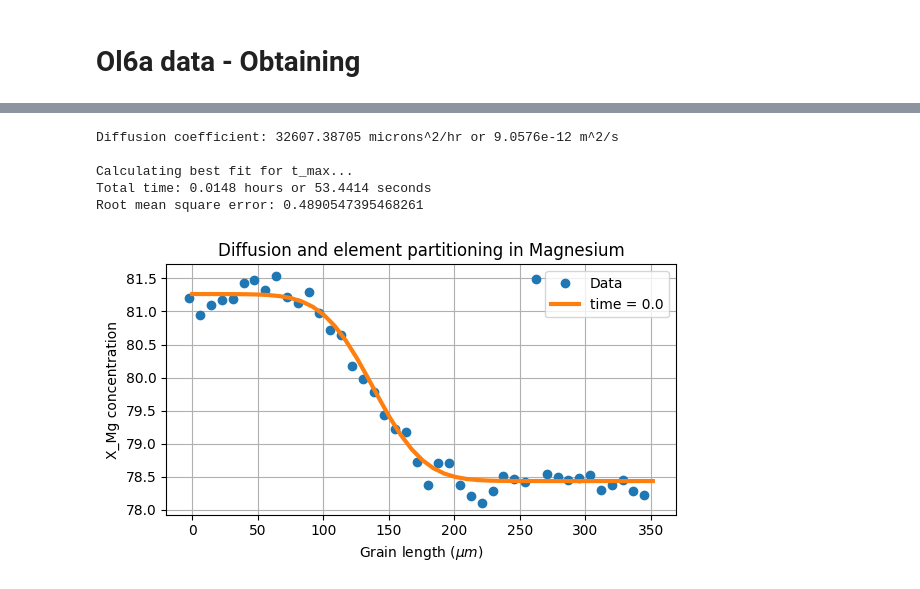
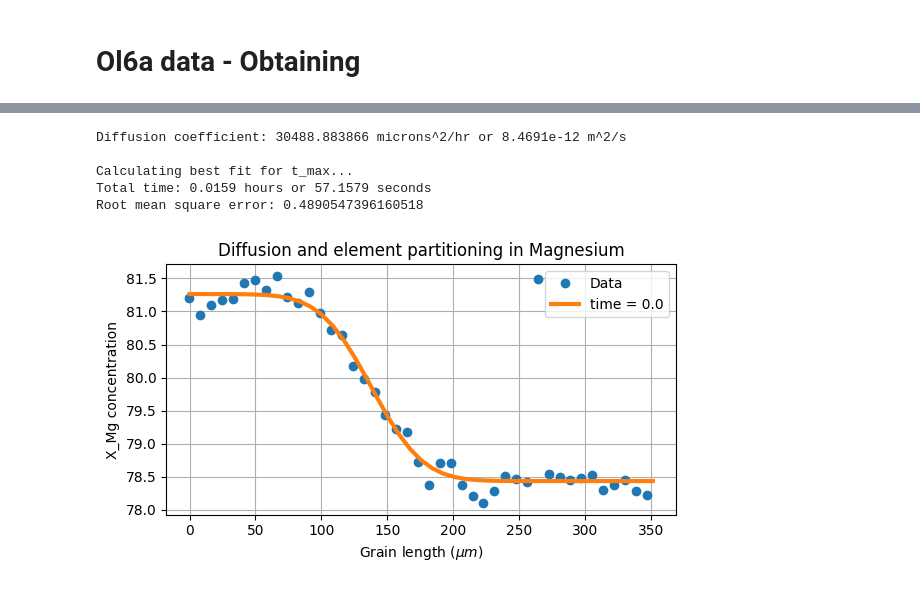
Before and after one commit to chandan-kumarsahu/CP-Project-Grain-Interdiffusion, a Jupyter notebook: Element_Partitioning_and_Diffusion/CN_grain_diffusion_PS3.ipynb, the cells around one changed output, grey strips where cells are left out. Drawn from its saved outputs; the diff is of its cells as text; code cells hidden in the pictures.

```diff
--- a/Element_Partitioning_and_Diffusion/CN_grain_diffusion_PS3.ipynb
+++ b/Element_Partitioning_and_Diffusion/CN_grain_diffusion_PS3.ipynb
@@ -67,58 +77,60 @@ Root mean square error: 0.17020770681162858
 [figure]
 # %%
-DATA = np.loadtxt('/home/ws1/Computational-Physics-Term-Paper-Project/Element_Partitioning_and_Diffusion/PS3_Ol6b.csv', delimiter="\t", skiprows=8)
-Dist = DATA[7:, 0]-60
-X_Fo = DATA[7:, 1]
+DATA = np.loadtxt('/home/ws1/Computational-Physics-Term-Paper-Project/Element_Partitioning_and_Diffusion/Data_files/PS3_Ol6b.csv', delimiter="\t", skiprows=8)
+Dist = DATA[7:, 0]-58           # Length of the grain in microns
+X_Fo = DATA[7:, 1]              # Olivine concentration
 
 # Constants and parameters
-tol = 1e-6
-# t_max = 557     # total simulation time
-L_grain1 = 143     # length of the grain 1
-L_grain2 = 360-143     # length of the grain 2
-dt = 1e-6       # time step
+L_grain1 = 143                  # length of the grain 1
+L_grain2 = 360-143              # length of the grain 2
+dt = 1e-6                       # time step
 z_max = L_grain1 + L_grain2
-dl = z_max / (len(Dist))/10
-Diff = get_Diff(1083, 1e6, 1e-10, 0.1) *(3600/1e-12)
+dl = z_max / (len(Dist))     # spatial step size
+
+# Diffusion coefficient calculation
+Diff = get_Diff(1083, 2e8, 1e-10, 0.1) *(3600/1e-12)
 print('Diffusion coefficient:', np.round(Diff, 6), 'microns^2/hr or {:.4e}'.format(Diff*1e-12/3600), 'm^2/s')
+tol = 1e-6                      # tolerance for the minimization function
 
+# Source term
 def source_term(x, t):
     return 0
 
 ########################################### X_Fo ###########################################
 
 def init_X_Fo_left(X_Fo):
-    # Initial condition for at the left side of the Magnesium data - average of the first 20 data points
+    # Initial condition for at the left side of the Olivine data
     return np.average(X_Fo[:10])
 
 def init_X_Fo_right(X_Fe):
-    # Initial condition for at the right side of the Iron data - average of the last 20 data points
+    # Initial condition for at the right side of the Olivine data
     return np.average(X_Fo[-10:-1])
 
 def func_Fo(t_max):
-    # Function to calculate the Pearson R for Magnesium
+    # Function to calculate the root mean square error for the Olivine data
     solution_Fo, spatial_grid, time_grid = crank_nicolson_diffusion(L_grain1, L_grain2, t_max, dt, Diff, Diff, X_Fo,
                                                                     init_X_Fo_left, init_X_Fo_right, source_term,
                                                                     diff_matrix_isolated_boundary_G2)
     # Calculate Root Mean Square Error
     rmse = np.sqrt(np.sum(((X_Fo - solution_Fo[:, -1])**2))/len(X_Fo))
     return rmse
 
 print('\nCalculating best fit for t_max...')
-t_max, _ = find_min_solution(func_Fo, 1e-4, 1, tol=tol)
+t_max = find_min_solution(func_Fo, 1e-4, 1, tol=tol)
 print('Total time:', np.round(t_max, 4), 'hours or',np.round(t_max*3600, 4), 'seconds')
 print('Root mean square error:', func_Fo(t_max))
-
 print()
 
+# Calculate the diffusion equation solution
 solution_Fo, spatial_grid, time_grid = crank_nicolson_diffusion(L_grain1, L_grain2, t_max, dt, Diff, Diff, X_Fo, init_X_Fo_left, init_X_Fo_right, source_term, diff_matrix_isolated_boundary_G2)
 
 # Plot the diffusion equation solution
 plot_diff(time_grid, spatial_grid, solution_Fo, X_Fo, Dist)
 plt.show()
 # %% [output]
-Diffusion coefficient: 32607.38705 microns^2/hr or 9.0576e-12 m^2/s
+Diffusion coefficient: 30488.883866 microns^2/hr or 8.4691e-12 m^2/s
 
 Calculating best fit for t_max...
-Total time: 0.0148 hours or 53.4414 seconds
-Root mean square error: 0.4890547395468261
+Total time: 0.0159 hours or 57.1579 seconds
+Root mean square error: 0.4890547396160518
-[figure, old version]
+[figure, new version]
```
Also changed, not shown: parts of 5 cells of this notebook, 29 other files.
